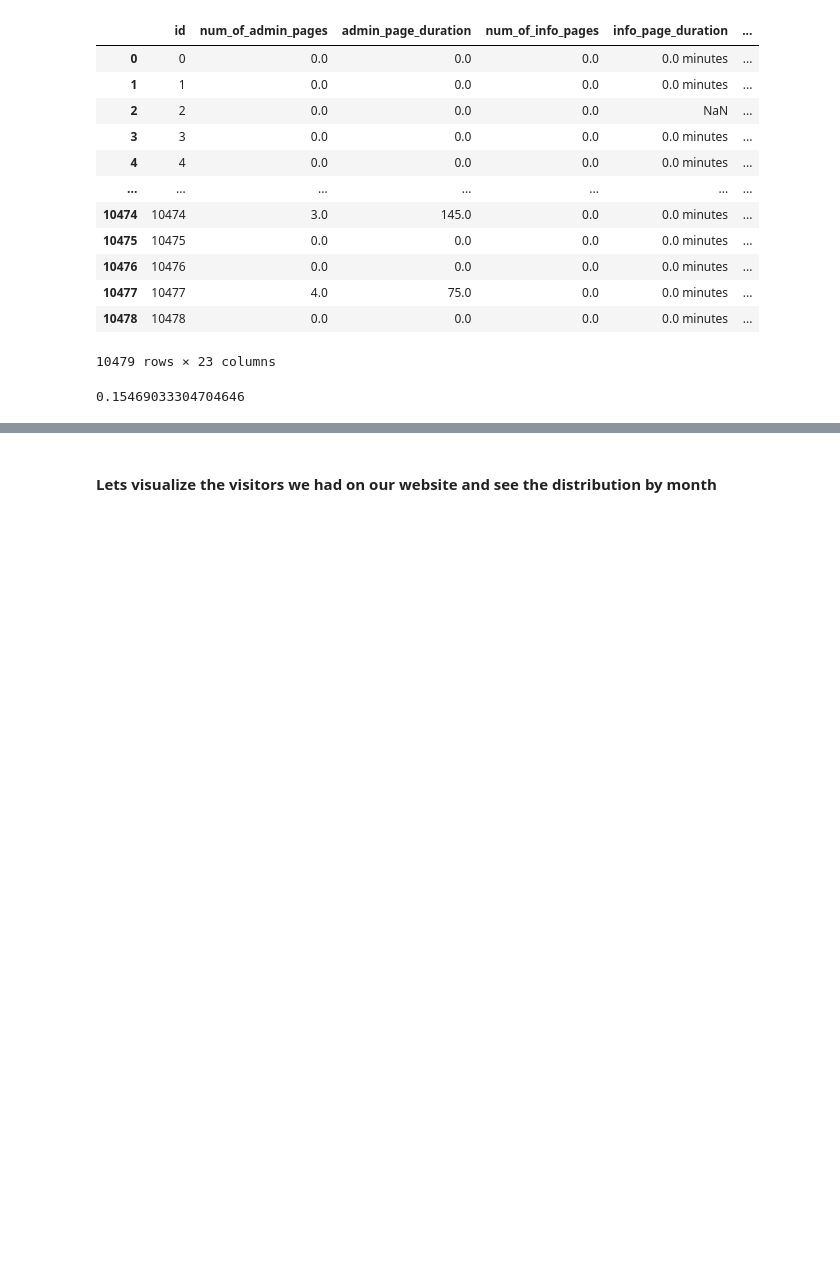
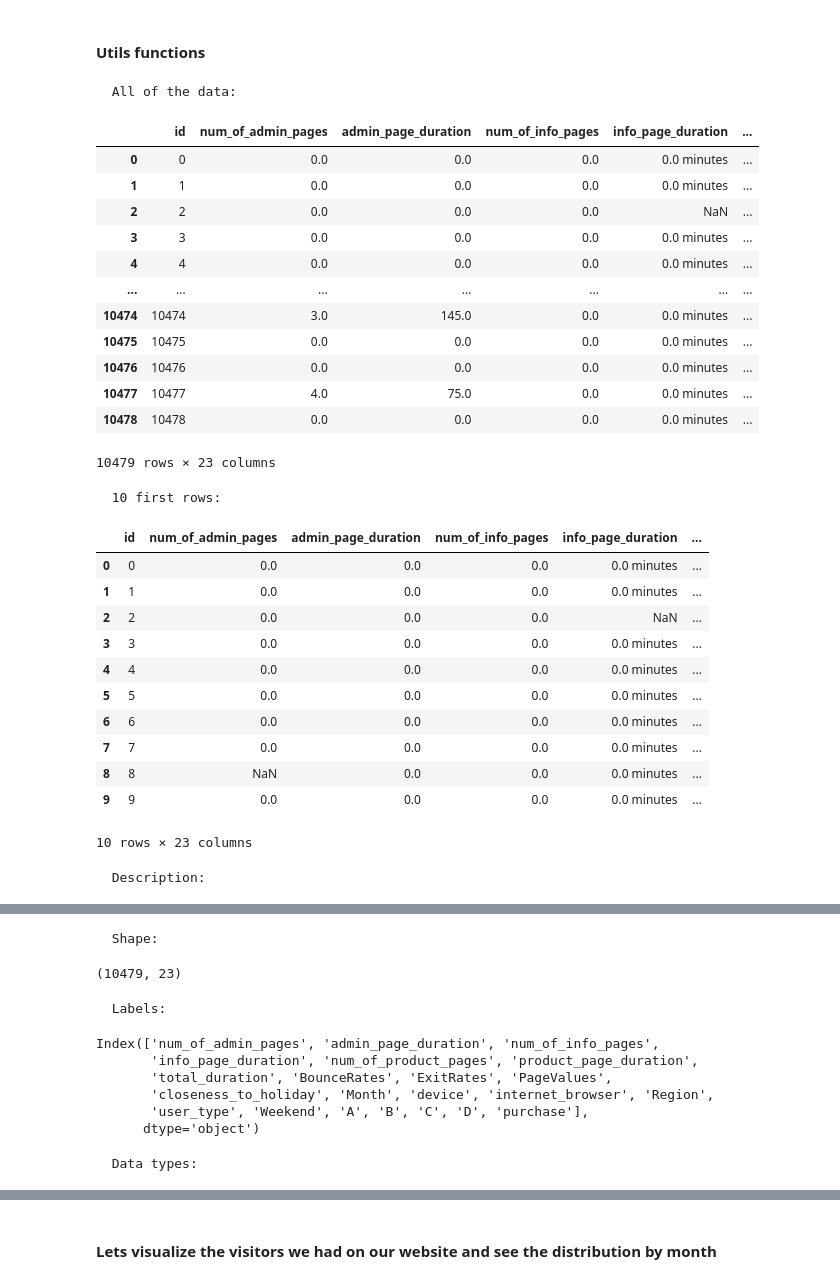
Before and after one commit to TalmSnir/ML-Final-Project, a Jupyter notebook: Final-Project.ipynb, the cells around one changed output, grey strips where cells are left out. Cells and saved outputs as stored; diff of their text form; code cells hidden in the pictures; blank space fills up the shorter version.

Commit message:
add sections and utils funcitons

```diff
--- a/Final-Project.ipynb
+++ b/Final-Project.ipynb
@@ -39 +31,17 @@ def remove_minutes_string(df,label):
+# %% [markdown]
+#### Utils functions
+# %%
+def print_general_data_exploration(data):
+  print('\n \033[1m All of the data:\033[0m')
+  display(data)
+  print('\n \033[1m 10 first rows: \033[0m')
+  display(data.head(10))
+  print('\n \033[1m Description:\033[0m')
+  display(data.iloc[:,1:].describe())
+  print('\n \033[1m Shape:\033[0m ')
+  display(data.shape)
+  print('\n \033[1m Labels:\033[0m ')
+  display(data.columns[1:])
+  print('\n \033[1m Data types:\033[0m ')
+  display(data.dtypes)
 # %%
@@ -41,20 +50,31 @@ data=pd.read_csv("./train.csv")
-# %%
-data
-# %% [output]
-|  | id | num_of_admin_pages | admin_page_duration | num_of_info_pages | info_page_duration | ... |
-| 0 | 0 | 0.0 | 0.0 | 0.0 | 0.0 minutes | ... |
-| 1 | 1 | 0.0 | 0.0 | 0.0 | 0.0 minutes | ... |
-| 2 | 2 | 0.0 | 0.0 | 0.0 | NaN | ... |
-| 3 | 3 | 0.0 | 0.0 | 0.0 | 0.0 minutes | ... |
-| 4 | 4 | 0.0 | 0.0 | 0.0 | 0.0 minutes | ... |
-| ... | ... | ... | ... | ... | ... | ... |
-| 10474 | 10474 | 3.0 | 145.0 | 0.0 | 0.0 minutes | ... |
-| 10475 | 10475 | 0.0 | 0.0 | 0.0 | 0.0 minutes | ... |
-| 10476 | 10476 | 0.0 | 0.0 | 0.0 | 0.0 minutes | ... |
-| 10477 | 10477 | 4.0 | 75.0 | 0.0 | 0.0 minutes | ... |
-| 10478 | 10478 | 0.0 | 0.0 | 0.0 | 0.0 minutes | ... |
-10479 rows × 23 columns
-# %%
-data['purchase'].mean()
-# %% [output]
-0.15469033304704646
+# %%
+print_general_data_exploration(data)
+# %% [output]
+  All of the data:
+|  | id | num_of_admin_pages | admin_page_duration | num_of_info_pages | info_page_duration | ... |
+| 0 | 0 | 0.0 | 0.0 | 0.0 | 0.0 minutes | ... |
+| 1 | 1 | 0.0 | 0.0 | 0.0 | 0.0 minutes | ... |
+| 2 | 2 | 0.0 | 0.0 | 0.0 | NaN | ... |
+| 3 | 3 | 0.0 | 0.0 | 0.0 | 0.0 minutes | ... |
+| 4 | 4 | 0.0 | 0.0 | 0.0 | 0.0 minutes | ... |
+| ... | ... | ... | ... | ... | ... | ... |
+| 10474 | 10474 | 3.0 | 145.0 | 0.0 | 0.0 minutes | ... |
+| 10475 | 10475 | 0.0 | 0.0 | 0.0 | 0.0 minutes | ... |
+| 10476 | 10476 | 0.0 | 0.0 | 0.0 | 0.0 minutes | ... |
+| 10477 | 10477 | 4.0 | 75.0 | 0.0 | 0.0 minutes | ... |
+| 10478 | 10478 | 0.0 | 0.0 | 0.0 | 0.0 minutes | ... |
+10479 rows × 23 columns
+  10 first rows:
+|  | id | num_of_admin_pages | admin_page_duration | num_of_info_pages | info_page_duration | ... |
+| 0 | 0 | 0.0 | 0.0 | 0.0 | 0.0 minutes | ... |
+| 1 | 1 | 0.0 | 0.0 | 0.0 | 0.0 minutes | ... |
+| 2 | 2 | 0.0 | 0.0 | 0.0 | NaN | ... |
+| 3 | 3 | 0.0 | 0.0 | 0.0 | 0.0 minutes | ... |
+| 4 | 4 | 0.0 | 0.0 | 0.0 | 0.0 minutes | ... |
+| 5 | 5 | 0.0 | 0.0 | 0.0 | 0.0 minutes | ... |
+| 6 | 6 | 0.0 | 0.0 | 0.0 | 0.0 minutes | ... |
+| 7 | 7 | 0.0 | 0.0 | 0.0 | 0.0 minutes | ... |
+| 8 | 8 | NaN | 0.0 | 0.0 | 0.0 minutes | ... |
+| 9 | 9 | 0.0 | 0.0 | 0.0 | 0.0 minutes | ... |
+10 rows × 23 columns
+  Description:
@@ -60,0 +90,10 @@ data['purchase'].mean()
+  Shape:
+(10479, 23)
+  Labels:
+Index(['num_of_admin_pages', 'admin_page_duration', 'num_of_info_pages',
+       'info_page_duration', 'num_of_product_pages', 'product_page_duration',
+       'total_duration', 'BounceRates', 'ExitRates', 'PageValues',
+       'closeness_to_holiday', 'Month', 'device', 'internet_browser', 'Region',
+       'user_type', 'Weekend', 'A', 'B', 'C', 'D', 'purchase'],
+      dtype='object')
+  Data types:
```
Also changed, not shown: parts of 52 cells of this notebook.
